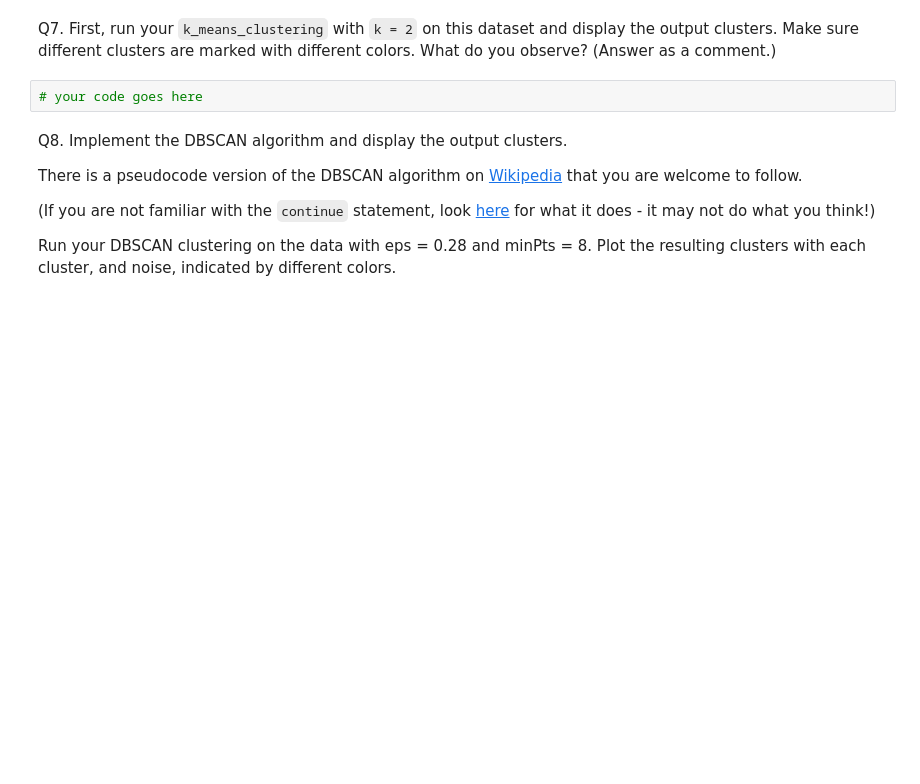
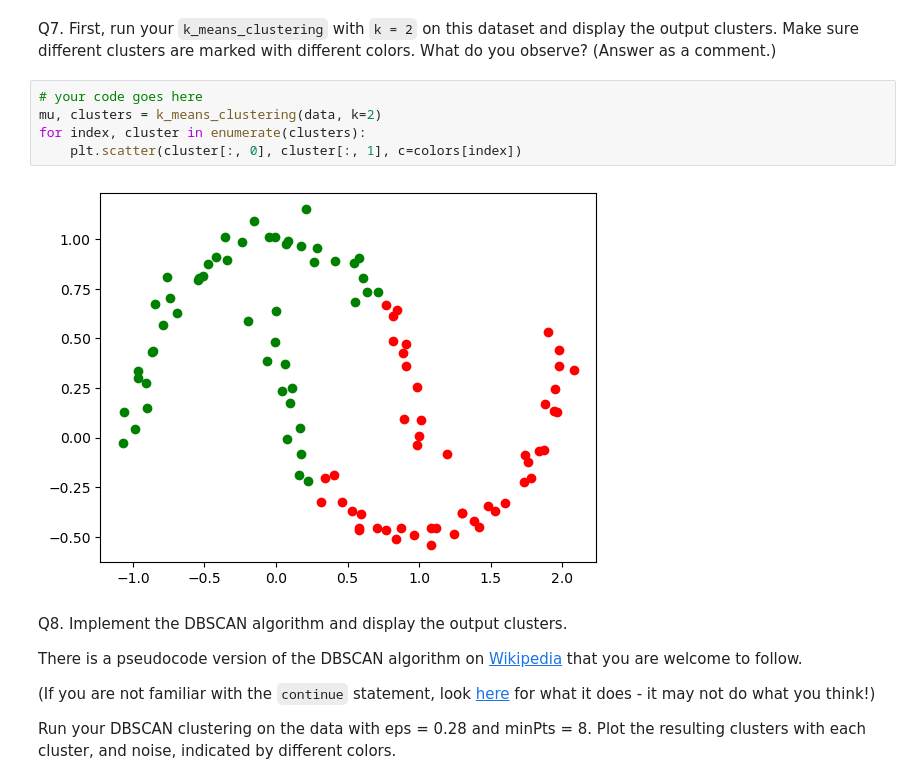
Before and after one commit to aJimenez19037/CS363M-HW, a Jupyter notebook: HW5/HW5 - Clustering.ipynb, the cells around one changed output. Saved outputs shown, nothing was run; the diff lists cells and outputs as text; blank space fills up the shorter version.

```diff
--- a/HW5/HW5 - Clustering.ipynb
+++ b/HW5/HW5 - Clustering.ipynb
@@ -139,7 +139,12 @@ print(type(data))
 # %% [markdown]
 Q7. First, run your `k_means_clustering` with `k = 2` on this dataset and display the output clusters. Make sure  different clusters are marked with different colors. What do you observe? (Answer as a comment.)
-# %%
-# your code goes here
+# %%
+# your code goes here
+mu, clusters = k_means_clustering(data, k=2)
+for index, cluster in enumerate(clusters):
+    plt.scatter(cluster[:, 0], cluster[:, 1], c=colors[index])
+# %% [output]
+[figure, added]
 # %% [markdown]
 Q8. Implement the DBSCAN algorithm and display the output clusters.
 
```
Also changed, not shown: parts of 3 cells of this notebook.
